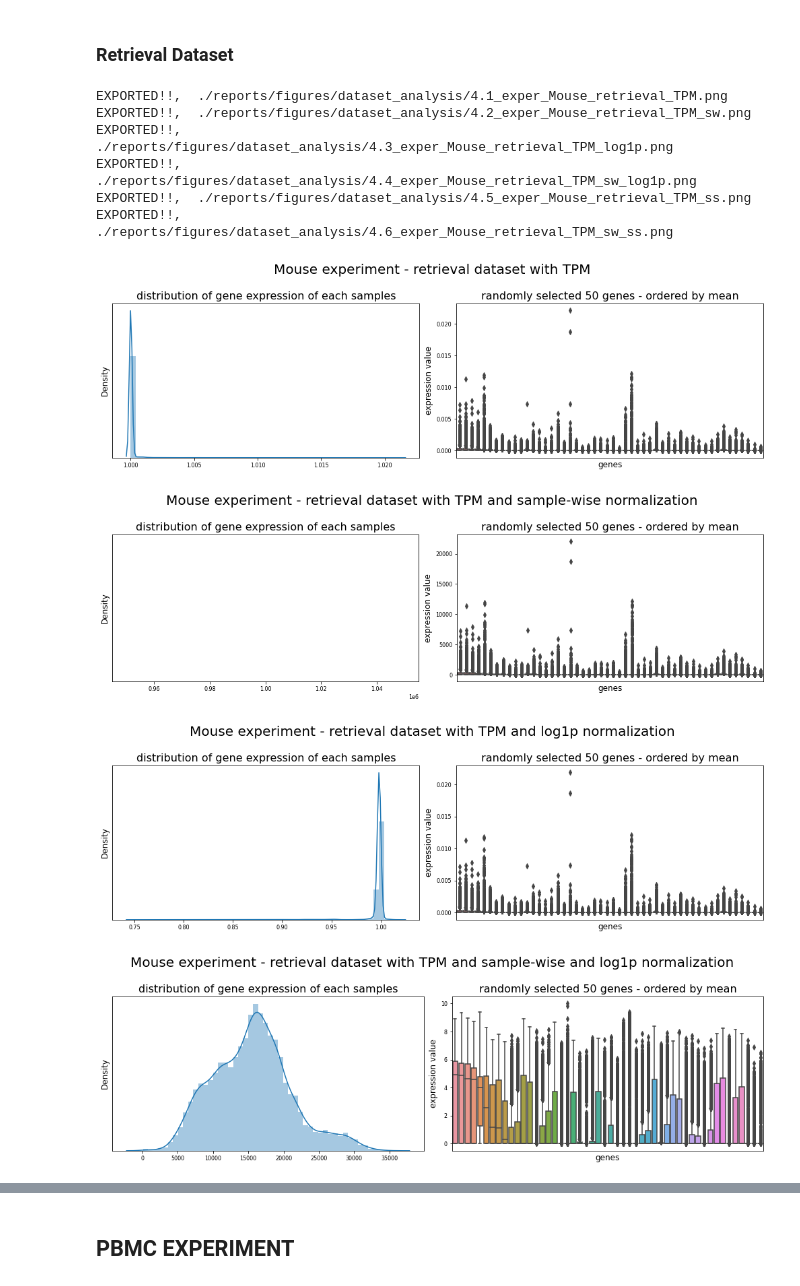
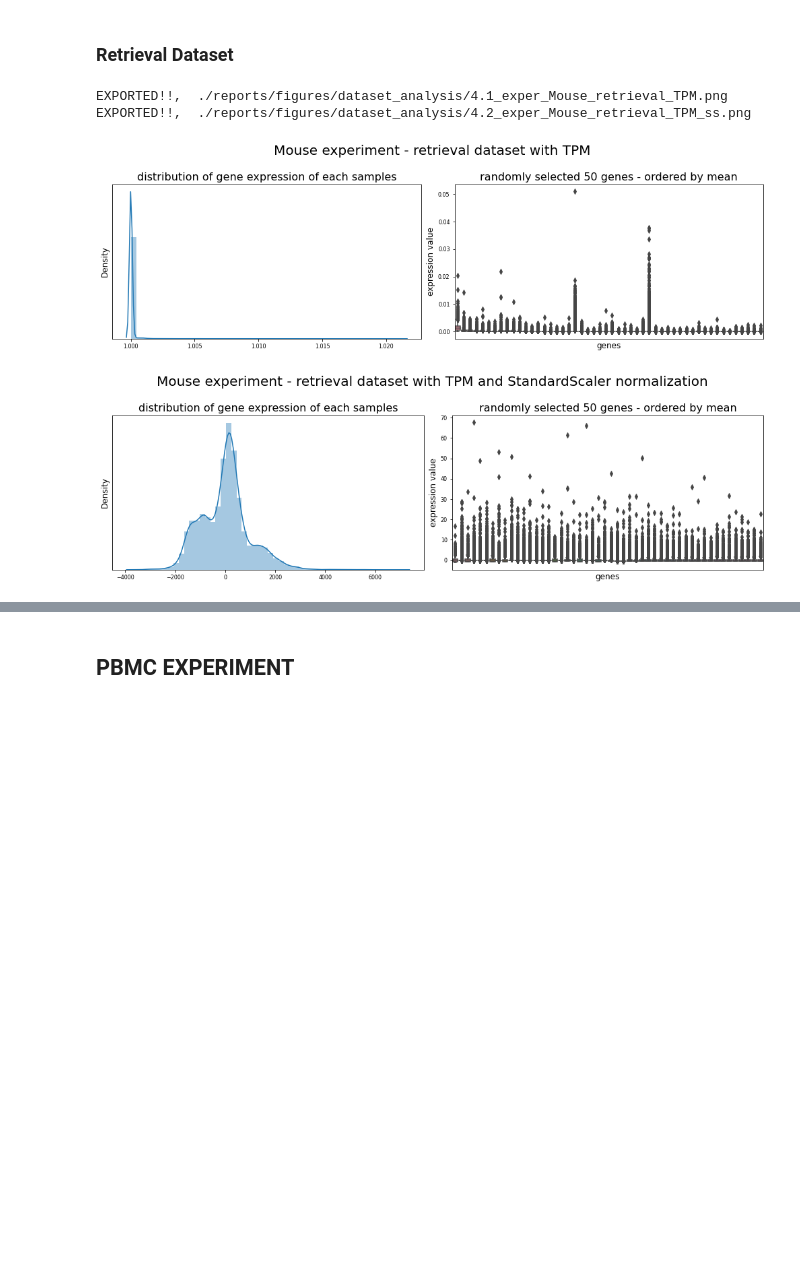
Before and after one commit to pelingundogdu/signalization_prior_knowledge_based_nn, a Jupyter notebook: notebooks/2.1-pg-analyze-raw-dataset.ipynb, the cells around one changed output, grey strips where cells are left out. Cells and saved outputs as stored; diff of their text form; code cells hidden in the pictures; blank space fills up the shorter version.

```diff
--- a/notebooks/2.1-pg-analyze-raw-dataset.ipynb
+++ b/notebooks/2.1-pg-analyze-raw-dataset.ipynb
@@ -52,13 +43,13 @@ df_bio.head()
 # %%
 ## MELANOMA EXPERIMENT
-df_melanoma_reference = pyreadr.read_r('./data/external/exper_melanoma/reference.rds')[None]
-df_melanoma_query = pyreadr.read_r('./data/external/exper_melanoma/query.rds')[None]
+df_melanoma_reference = pd.read_pickle('./data/external/exper_melanoma/reference.pck')
+df_melanoma_query = pd.read_pickle('./data/external/exper_melanoma/query.pck')
 df_melanoma_reference.columns = df_melanoma_reference.columns.str.lower()
 df_melanoma_query.columns = df_melanoma_query.columns.str.lower()
 
 ## MOUSE EXPERIMENT
-df_mouse_training = pd.read_pickle('./data/external/exper_mouse/mouse_learning.pck')
-df_mouse_retrieval = pd.read_pickle('./data/external/exper_mouse/mouse_retrieval.pck')
+df_mouse_training = pd.read_pickle('./data/external/exper_mouse/1-3_integrated_NNtraining.pck')
+df_mouse_retrieval = pd.read_pickle('./data/external/exper_mouse/3-33_integrated_retrieval_set.pck')
 df_mouse_training.columns = df_mouse_training.columns.str.lower()
 df_mouse_retrieval.columns = df_mouse_retrieval.columns.str.lower()
 
@@ -76,7 +67,9 @@ gene_melanoma = set(df_melanoma_reference.columns).intersection(set(df_melanoma_
 gene_mouse = set(df_mouse_retrieval.columns).intersection(set(df_mouse_training.columns))
 gene_immune_pbmc = set(df_immune.columns).intersection(set(df_pbmc.columns))
 k_ =50
-common_genes = set(df_bio['symbol']).intersection(gene_immune_pbmc.intersection(gene_melanoma.intersection(gene_mouse)))
+# common_genes = set(df_bio['symbol']).intersection(gene_immune_pbmc.intersection(gene_melanoma.intersection(gene_mouse)))
+common_genes = gene_immune_pbmc.intersection(gene_melanoma.intersection(gene_mouse))
+
 random.seed(91)
 random_genes = list(random.sample(list(common_genes), k=k_))
 print(len(set(random_genes)))
@@ -290,75 +190,32 @@ exper_no = '4'
 # %%
 # ORIGINAL DATASET
 df_raw = df_mouse_retrieval
-df_raw = pd.concat([df_raw.iloc[:, :-1].astype('float'), df_raw.iloc[:, -1]], axis=1)
+df_raw = pd.concat([df_raw.iloc[:, 1:].astype('float'), df_raw.iloc[:, 1]], axis=1)
 df_raw.reset_index(drop=True, inplace=True)
 df_raw = df_raw.rename_axis(None, axis = 1)
 src.plot_expression_and_sum(df=df_raw
                         , title=exper+' experiment - '+exper_dataset+' dataset with TPM'
                         , random_genes=random_genes
                         , png = exper_no+'.1_exper_'+exper+'_'+exper_dataset+'_TPM.png'
                         , output=loc_output)
 
-# ORIGINAL DATASET with SAMPLE-WISE NORMALIZATION
-df_sw = pd.concat([df_raw.iloc[:, :-1].div(df_raw.iloc[:, :-1].sum(axis=1), axis=0)*1e6
-                   , df_raw.iloc[:, -1]], axis=1)
-src.plot_expression_and_sum(df=df_sw
-                        , title=exper+' experiment - '+exper_dataset+' dataset with TPM and sample-wise normalization'
-                        , random_genes=random_genes
-                        , png = exper_no+'.2_exper_'+exper+'_'+exper_dataset+'_TPM_sw.png'
-                        , output=loc_output)
-
-# ORIGINAL DATASET with LOG NORMALIZATION
-df_log1p = np.log1p(df_raw.iloc[:, :-1])
-src.plot_expression_and_sum(df=df_log1p
-                        , title=exper+' experiment - '+exper_dataset+' dataset with TPM and log1p normalization'
-                        , random_genes=random_genes
-                        , png = exper_no+'.3_exper_'+exper+'_'+exper_dataset+'_TPM_log1p.png'
-                        , output=loc_output)
-
-# ORIGINAL DATASET with SAMPLE-WISE and LOG NORMALIZATION
-df_sw_log1p = np.log1p(df_sw.iloc[:, :-1])
-src.plot_expression_and_sum(df=df_sw_log1p
-                        , title=exper+' experiment - '+exper_dataset+' dataset with TPM and sample-wise and log1p normalization'
-                        , random_genes=random_genes
-                        , png = exper_no+'.4_exper_'+exper+'_'+exper_dataset+'_TPM_sw_log1p.png'
-                        , output=loc_output)
-
 ## ORIGINAL DATASET with STANDARDSCALER NORMALIZATION
 df_ss = pd.concat([ pd.DataFrame(StandardScaler().fit_transform(df_raw.iloc[:, :-1]), columns=df_raw.iloc[:, :-1].columns)
            , df_raw.iloc[:, -1]], axis=1)
 src.plot_expression_and_sum(df=df_ss
                         , title=exper+' experiment - '+exper_dataset+' dataset with TPM and StandardScaler normalization'
                         , random_genes=random_genes
-                        , png = exper_no+'.5_exper_'+exper+'_'+exper_dataset+'_TPM_ss.png'
+                        , png = exper_no+'.2_exper_'+exper+'_'+exper_dataset+'_TPM_ss.png'
                         , output=loc_output)
 
-# ORIGINAL DATASET with SAMPLE-WISE and STANDARDSCALER NORMALIZATION
-df_sw_ss = pd.concat([ pd.DataFrame(StandardScaler().fit_transform(df_sw.iloc[:, :-1]), columns=df_sw.iloc[:, :-1].columns)
-           , df_sw.iloc[:, -1]], axis=1)
-src.plot_expression_and_sum(df=df_sw_ss
-                        , title=exper+' experiment - '+exper_dataset+' dataset with TPM and sample-wise and StandardScaler normalization'
-                        , random_genes=random_genes
-                        , png = exper_no+'.6_exper_'+exper+'_'+exper_dataset+'_TPM_sw_ss.png'
-                        , output=loc_output)
 
 del(df_raw)
-del(df_sw)
-del(df_log1p)
-del(df_sw_log1p)
+del(df_ss)
 del(exper)
 del(exper_dataset)
 del(exper_no)
-del(df_ss)
-del(df_sw_ss)
 # %% [output]
 EXPORTED!!,  ./reports/figures/dataset_analysis/4.1_exper_Mouse_retrieval_TPM.png
-EXPORTED!!,  ./reports/figures/dataset_analysis/4.2_exper_Mouse_retrieval_TPM_sw.png
-EXPORTED!!,  ./reports/figures/dataset_analysis/4.3_exper_Mouse_retrieval_TPM_log1p.png
-EXPORTED!!,  ./reports/figures/dataset_analysis/4.4_exper_Mouse_retrieval_TPM_sw_log1p.png
-EXPORTED!!,  ./reports/figures/dataset_analysis/4.5_exper_Mouse_retrieval_TPM_ss.png
-EXPORTED!!,  ./reports/figures/dataset_analysis/4.6_exper_Mouse_retrieval_TPM_sw_ss.png
+EXPORTED!!,  ./reports/figures/dataset_analysis/4.2_exper_Mouse_retrieval_TPM_ss.png
-[figure, old version]
+[figure, new version]
-[figure, old version]
+[figure, new version]
-[figure, removed]
-[figure, removed]
```
Also changed, not shown: parts of 15 cells of this notebook.
